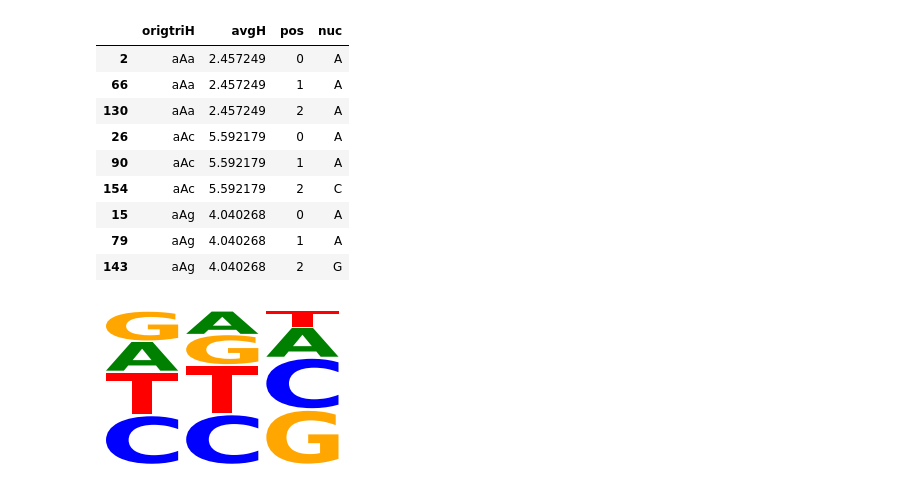
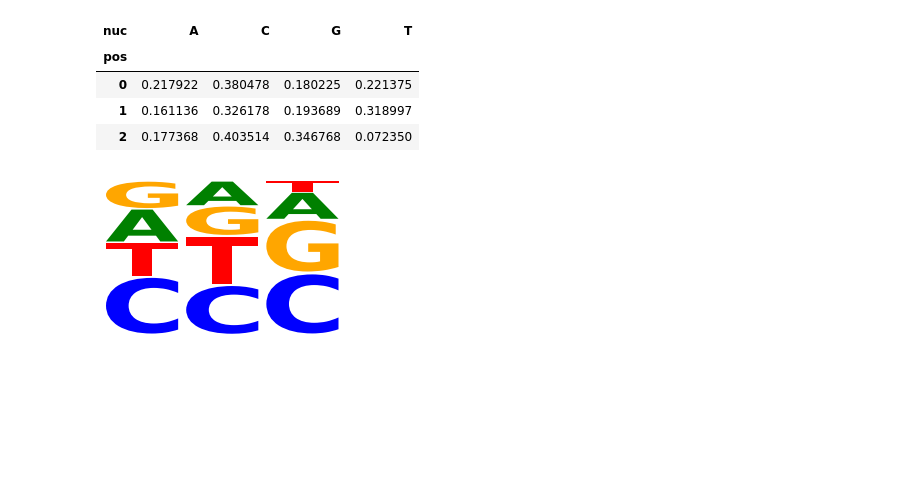
Before and after one commit to mitoclub/mtdna-192component-mutspec-chordata, a Jupyter notebook: scripts/abasic_sites/AbasicSites_seq_logo.ipynb, the cells around one changed output. Drawn from its saved outputs; the diff is of its cells as text; code cells hidden in the pictures; blank space fills up the shorter version.

```diff
--- a/scripts/abasic_sites/AbasicSites_seq_logo.ipynb
+++ b/scripts/abasic_sites/AbasicSites_seq_logo.ipynb
@@ -67,42 +76,41 @@ df_h[df_h.pos == 1].sort_values(["avgH"]).tail(10)#.nuc.value_counts()
-# %%
-df_h.sort_values(["origtriH", "pos"]).head(9)
-# %% [output]
-|  | origtriH | avgH | pos | nuc |
-| 2 | aAa | 2.457249 | 0 | A |
-| 66 | aAa | 2.457249 | 1 | A |
-| 130 | aAa | 2.457249 | 2 | A |
-| 26 | aAc | 5.592179 | 0 | A |
-| 90 | aAc | 5.592179 | 1 | A |
-| 154 | aAc | 5.592179 | 2 | C |
-| 15 | aAg | 4.040268 | 0 | A |
-| 79 | aAg | 4.040268 | 1 | A |
-| 143 | aAg | 4.040268 | 2 | G |
 # %%
-# load ss probability matrix
-# ss_df = logomaker.get_example_matrix('ss_probability_matrix',
-#                                      print_description=False)
+df_l = df[["origtriH", "avgL"]]
+df_l[0] = df_l.origtriH.str.get(0).str.capitalize()
+df_l[1] = df_l.origtriH.str.get(1).str.capitalize()
+df_l[2] = df_l.origtriH.str.get(2).str.capitalize()
+df_l = df_l.melt(["origtriH", "avgL"], [0, 1, 2], "pos", "nuc")
+
+df_l_wide = df_l.groupby(["pos", "nuc"]).avgL.mean().unstack()
+df_l_wide = (df_l_wide.T / df_l_wide.sum(axis=1)).T
+
 
 # create Logo object
-ss_logo = logomaker.Logo(df_h_wide,
+ss_logo = logomaker.Logo(df_l_wide,
                          width=.9,
                          vpad=.05,
                         #  fade_probabilities=True,
                          stack_order='small_on_top',
                          figsize=[3, 2],
                         #  color_scheme='dodgerblue',
                         #  font_name='Rosewood Std'
 )
 
 # style using Logo methods
 ss_logo.style_spines(visible=False)
 
 # style using Axes methods
 ss_logo.ax.set_xticks(range(len(df_h_wide)))
 # ss_logo.ax.set_xticklabels('%+d'%x for x in [-3, -2, -1, 1, 2, 3, 4, 5, 6])
 ss_logo.ax.set_xticks([])
 ss_logo.ax.set_yticks([])
 # ss_logo.ax.axvline(2.5, color='k', linewidth=1, linestyle=':')
 # ss_logo.ax.set_ylabel('Frequency')
-plt.savefig("../../pictures/abasic_sites/triplet_logo_h.pdf")
+plt.savefig("../../pictures/abasic_sites/triplet_logo_l.pdf")
+df_l_wide
 # %% [output]
+| nuc | A | C | G | T |
+| pos |  |  |  |  |
+| 0 | 0.217922 | 0.380478 | 0.180225 | 0.221375 |
+| 1 | 0.161136 | 0.326178 | 0.193689 | 0.318997 |
+| 2 | 0.177368 | 0.403514 | 0.346768 | 0.072350 |
-[figure, old version]
+[figure, new version]
```
Also changed, not shown: parts of 6 cells of this notebook, 8 other files.
